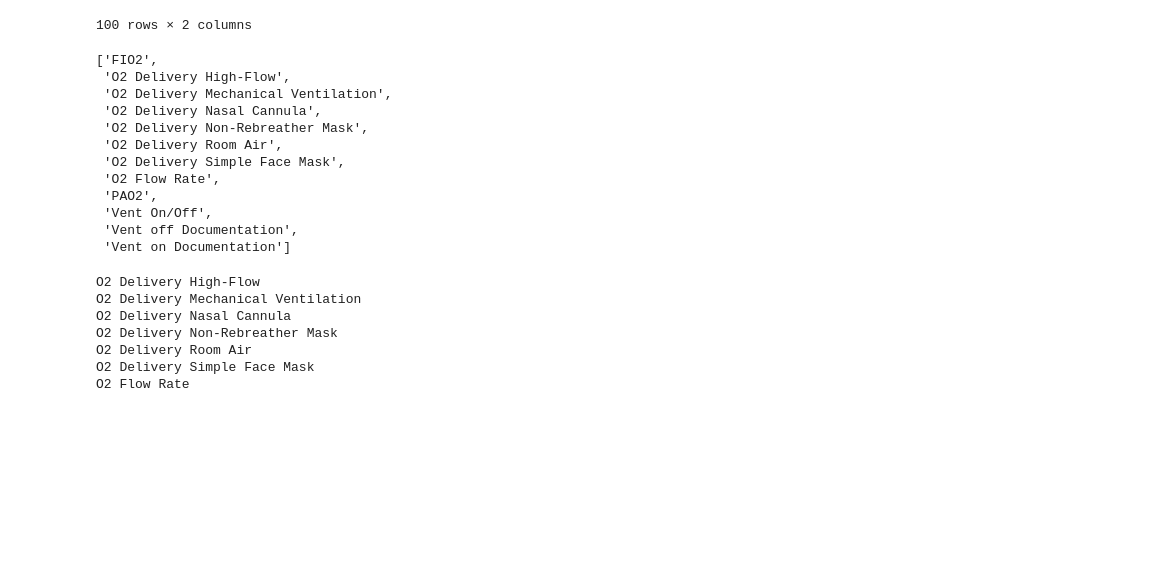
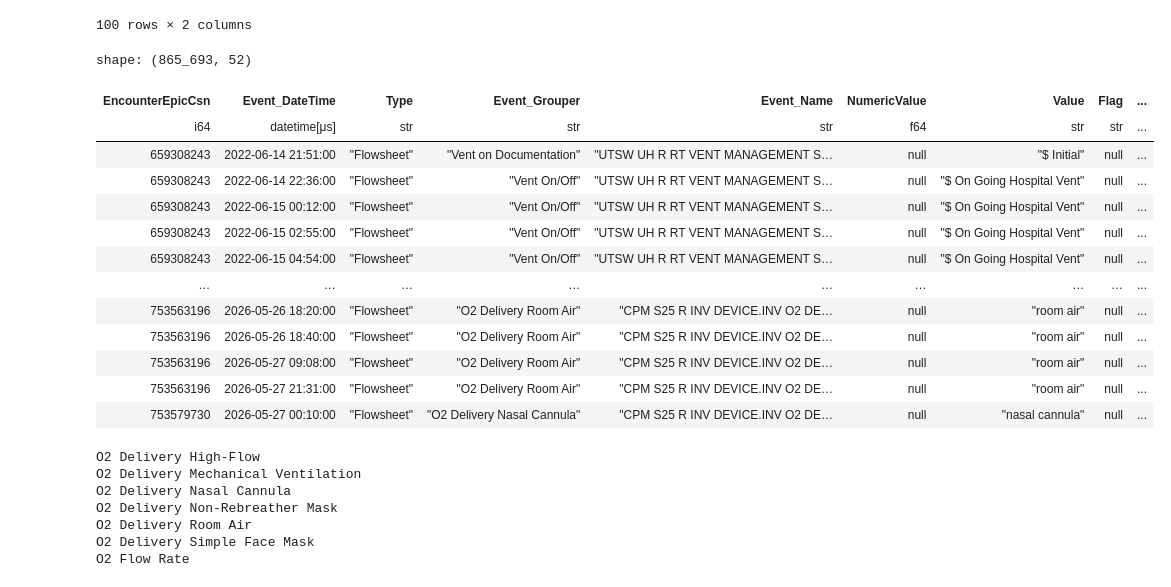
Before and after one commit to UTSW-CIC/Sepsis-Analysis, a Jupyter notebook: notebooks/16_Vent_Exploration.ipynb, the cells around one changed output. Saved outputs shown, nothing was run; the diff lists cells and outputs as text; code cells hidden in the pictures; blank space fills up the shorter version.

```diff
--- a/notebooks/16_Vent_Exploration.ipynb
+++ b/notebooks/16_Vent_Exploration.ipynb
@@ -42,0 +58,36 @@ NameError: name 'load_df' is not defined
+# %%
+df_all = df_all.with_columns(
+	pl.when(
+		(pl.col("Event_Grouper") == ventdocconfig.start_grouper)|
+		((pl.col("Event_Grouper") == ventonoffconfig.grouper)&(pl.col("Value").is_in(ventonoffconfig.start_values)))|
+    	((pl.col("Event_Grouper") == o2deliveryconfig.mechanical_grouper)&(pl.col("Value").is_in(o2deliveryconfig.mechanical_start_values)))
+	).then(pl.lit(1)).otherwise(pl.lit(0)).alias("vent_start_flag")
+)
+# %%
+df_all_vent = df_all.filter(
+    (pl.col("Event_Grouper") == ventdocconfig.start_grouper)|
+    (pl.col("Event_Grouper") == ventdocconfig.termination_grouper)|
+	(
+        (pl.col("Event_Grouper") == ventonoffconfig.grouper)&(pl.col("Value").is_in(ventonoffconfig.start_values + ventonoffconfig.termination_values))
+	)|
+	(
+        (pl.col("Event_Grouper") == o2deliveryconfig.mechanical_grouper)&(pl.col("Value").is_in(o2deliveryconfig.mechanical_start_values))
+	)|
+    (
+        pl.col("Event_Grouper").is_in(o2deliveryconfig.termination_groupers)
+	)|
+    (
+        (pl.col("Event_Grouper") == o2deliveryconfig.high_flow_termination_grouper)&(pl.col("Value").is_in(o2deliveryconfig.high_flow_termination_values))
+	)|
+    (
+        (pl.col("Event_Grouper") == o2deliveryconfig.non_rebreather_termination_grouper)&(pl.col("Value").is_in(o2deliveryconfig.non_rebreather_termination_values))
+	)
+)
+# %%
+df_all_vent = df_all_vent.sort(by=['EncounterEpicCsn', 'Event_DateTime'])
+# %%
+encounters_with_noventstartend = df_all_vent.sort(by=['EncounterEpicCsn', 'Event_DateTime']).with_columns(
+    ((pl.col("vent_start_flag").shift(1).over("EncounterEpicCsn") == 1)&(pl.col("vent_start_flag") == 0)).alias('vent_start_and_end')
+).with_columns(
+    pl.col("vent_start_and_end").cum_sum().over("EncounterEpicCsn").alias("vent_start_and_end_cumsum")
+).group_by("EncounterEpicCsn").agg(pl.col("vent_start_and_end_cumsum").max()).filter(pl.col("vent_start_and_end_cumsum")==0)
@@ -73,21 +145,23 @@ df_all['Event_Name'].value_counts(sort=True).to_pandas().head(100)
 | 98 | AZITHROMYCIN 500 MG IVPB (VIAL2BAG) | 2322 |
 | 99 | Encounter for therapeutic drug le... | 2295 |
 100 rows × 2 columns
-# %%
-list(filter(lambda x: 'O2' in x or 'vent' in x.lower(), sorted(df_all['Event_Grouper'].unique().to_list())))
-# %% [output]
-['FIO2',
- 'O2 Delivery High-Flow',
- 'O2 Delivery Mechanical Ventilation',
- 'O2 Delivery Nasal Cannula',
- 'O2 Delivery Non-Rebreather Mask',
- 'O2 Delivery Room Air',
- 'O2 Delivery Simple Face Mask',
- 'O2 Flow Rate',
- 'PAO2',
- 'Vent On/Off',
- 'Vent off Documentation',
- 'Vent on Documentation']
+# %%
+df_all_vent.sort(["EncounterEpicCsn", "Event_DateTime"])
+# %% [output]
+shape: (865_693, 52)
+| EncounterEpicCsn | Event_DateTime | Type | Event_Grouper | Event_Name | NumericValue | Value | Flag | ... |
+| i64 | datetime[μs] | str | str | str | f64 | str | str | ... |
+| 659308243 | 2022-06-14 21:51:00 | "Flowsheet" | "Vent on Documentation" | "UTSW UH R RT VENT MANAGEMENT S… | null | "$ Initial" | null | ... |
+| 659308243 | 2022-06-14 22:36:00 | "Flowsheet" | "Vent On/Off" | "UTSW UH R RT VENT MANAGEMENT S… | null | "$ On Going Hospital Vent" | null | ... |
+| 659308243 | 2022-06-15 00:12:00 | "Flowsheet" | "Vent On/Off" | "UTSW UH R RT VENT MANAGEMENT S… | null | "$ On Going Hospital Vent" | null | ... |
+| 659308243 | 2022-06-15 02:55:00 | "Flowsheet" | "Vent On/Off" | "UTSW UH R RT VENT MANAGEMENT S… | null | "$ On Going Hospital Vent" | null | ... |
+| 659308243 | 2022-06-15 04:54:00 | "Flowsheet" | "Vent On/Off" | "UTSW UH R RT VENT MANAGEMENT S… | null | "$ On Going Hospital Vent" | null | ... |
+| … | … | … | … | … | … | … | … | ... |
+| 753563196 | 2026-05-26 18:20:00 | "Flowsheet" | "O2 Delivery Room Air" | "CPM S25 R INV DEVICE.INV O2 DE… | null | "room air" | null | ... |
+| 753563196 | 2026-05-26 18:40:00 | "Flowsheet" | "O2 Delivery Room Air" | "CPM S25 R INV DEVICE.INV O2 DE… | null | "room air" | null | ... |
+| 753563196 | 2026-05-27 09:08:00 | "Flowsheet" | "O2 Delivery Room Air" | "CPM S25 R INV DEVICE.INV O2 DE… | null | "room air" | null | ... |
+| 753563196 | 2026-05-27 21:31:00 | "Flowsheet" | "O2 Delivery Room Air" | "CPM S25 R INV DEVICE.INV O2 DE… | null | "room air" | null | ... |
+| 753579730 | 2026-05-27 00:10:00 | "Flowsheet" | "O2 Delivery Nasal Cannula" | "CPM S25 R INV DEVICE.INV O2 DE… | null | "nasal cannula" | null | ... |
 # %%
 data_dict = {}
 for c in ['O2 Delivery High-Flow',
```
Also changed, not shown: parts of 8 cells of this notebook, 53 other files.
